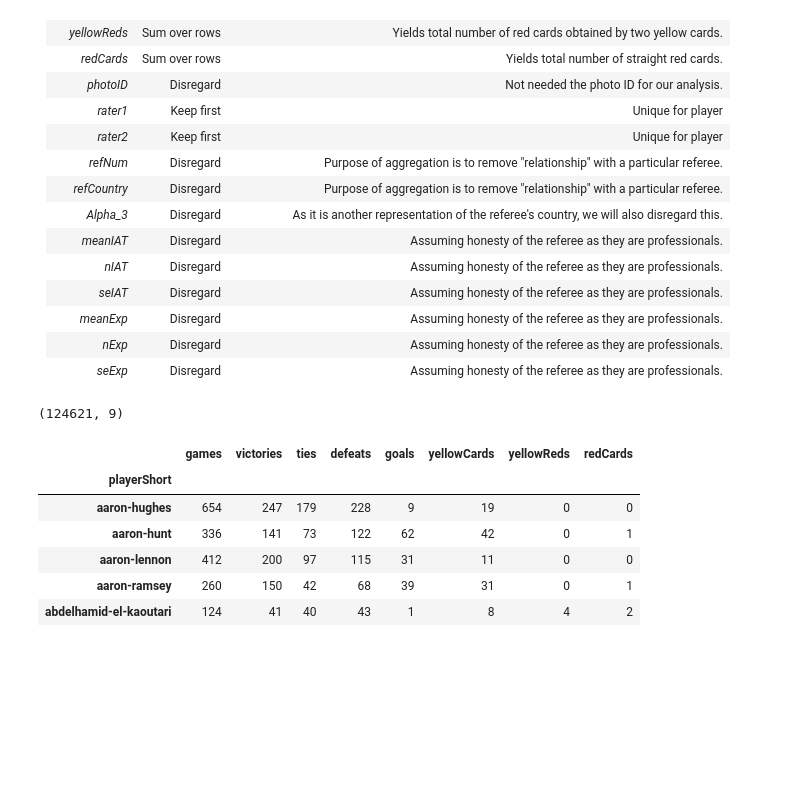
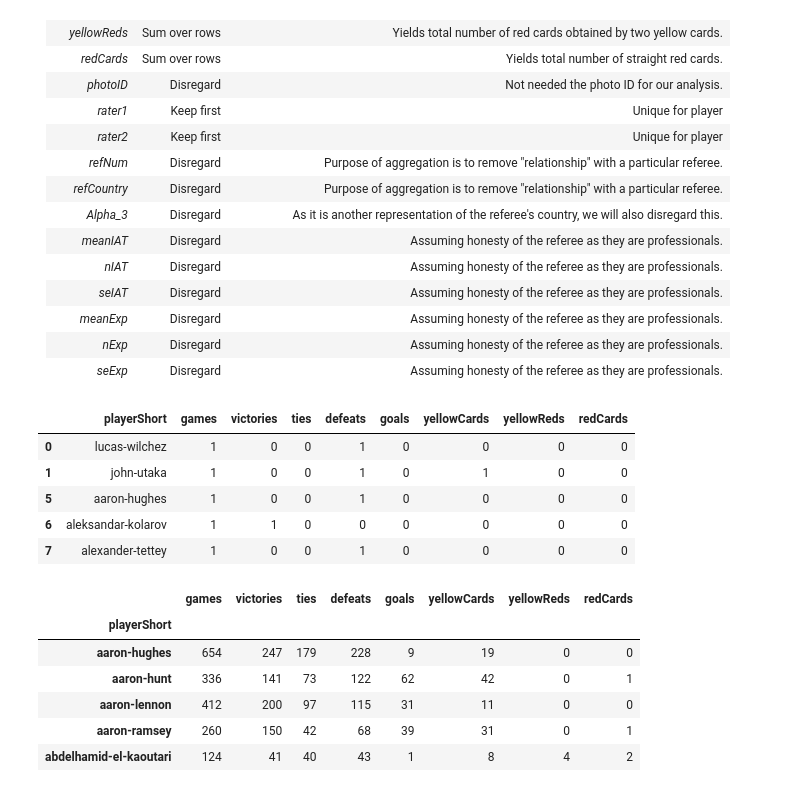
Before and after one commit to BeforeRain/ADA-homework, a Jupyter notebook: 04 - Applied ML/submission.ipynb, the cells around one changed output. Saved outputs shown, nothing was run; the diff lists cells and outputs as text; code cells hidden in the pictures; blank space fills up the shorter version.

```diff
--- a/04 - Applied ML/submission.ipynb
+++ b/04 - Applied ML/submission.ipynb
@@ -100,11 +102,16 @@ In the first exercise, we would like to predict the skin color of a player given
 # %%
 # add racism features somehow --> average?
 # extract columns that need to be summed over
 soccer_data_trim = soccer_data_clean[["playerShort", "games", "victories","ties","defeats","goals","yellowCards","yellowReds","redCards"]]
 soccer_data_trim.shape
-# soccer_data_trim.head()
+soccer_data_trim.head()
 # %% [output]
-(124621, 9)
+|  | playerShort | games | victories | ties | defeats | goals | yellowCards | yellowReds | redCards |
+| 0 | lucas-wilchez | 1 | 0 | 0 | 1 | 0 | 0 | 0 | 0 |
+| 1 | john-utaka | 1 | 0 | 0 | 1 | 0 | 1 | 0 | 0 |
+| 5 | aaron-hughes | 1 | 0 | 0 | 1 | 0 | 0 | 0 | 0 |
+| 6 | aleksandar-kolarov | 1 | 1 | 0 | 0 | 0 | 0 | 0 | 0 |
+| 7 | alexander-tettey | 1 | 0 | 0 | 1 | 0 | 0 | 0 | 0 |
 # %%
 data_agg = soccer_data_trim.groupby("playerShort").aggregate(np.sum)
 data_agg.head()
```
Also changed, not shown: parts of 13 cells of this notebook.
